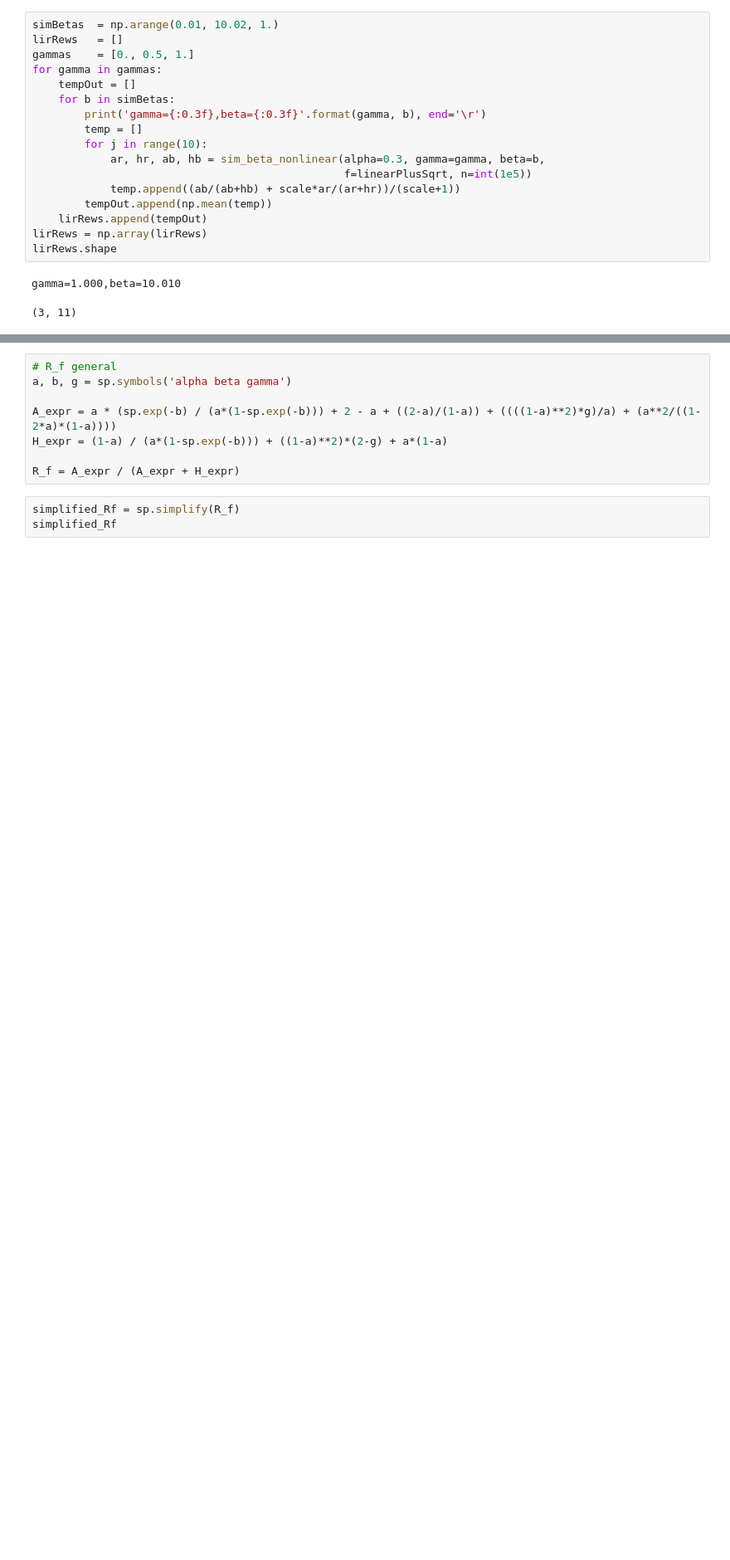
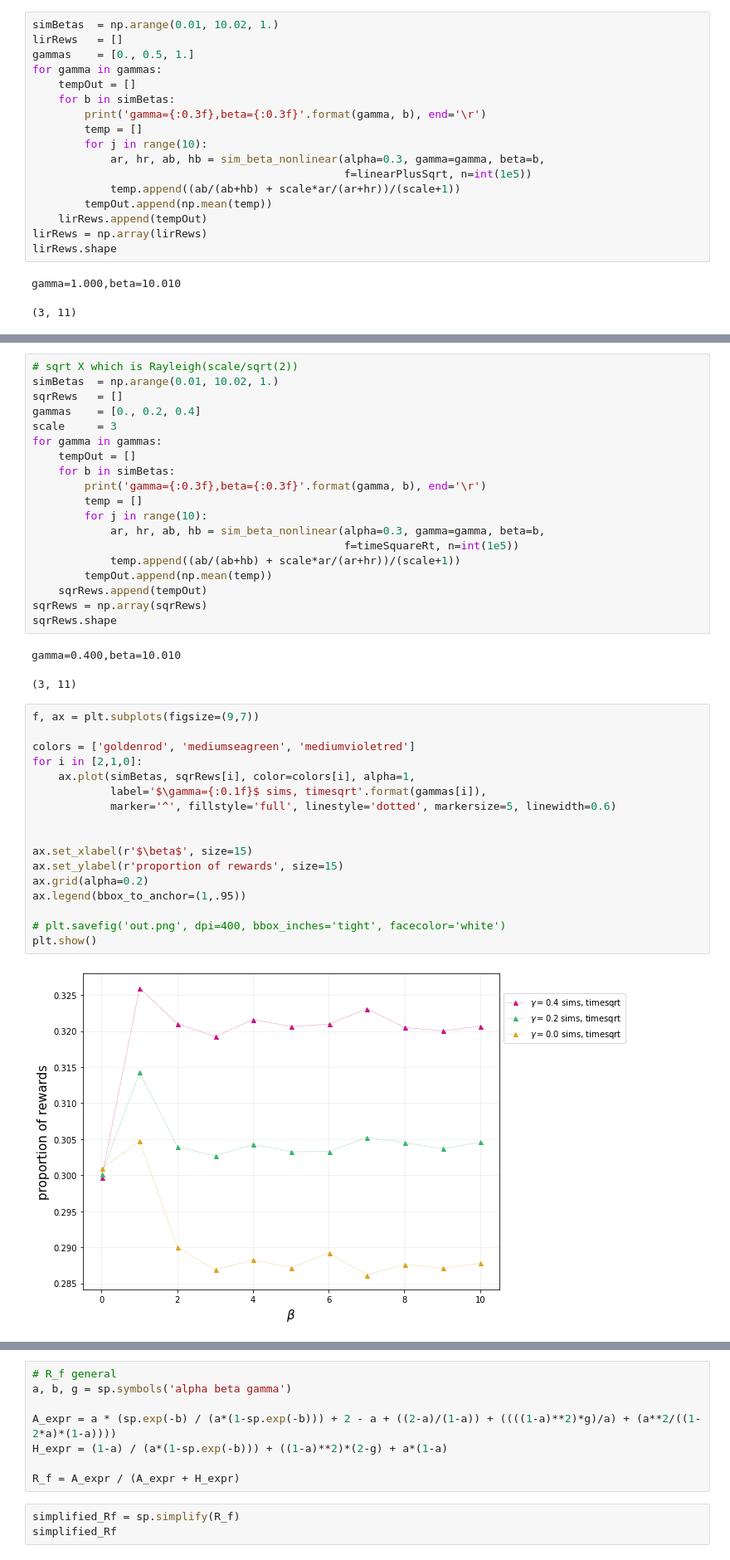
Before and after one commit to michaelneuder/opportunistic-mining, a Jupyter notebook: august2.ipynb, the cells around one changed output, grey strips where cells are left out. Shown at 83% size. Cells and saved outputs as stored; diff of their text form; blank space fills up the shorter version.

Commit message:
theo sqrt

```diff
--- a/august2.ipynb
+++ b/august2.ipynb
@@ -432,0 +435,41 @@ plt.show()
+# %%
+# sqrt X which is Rayleigh(scale/sqrt(2))
+simBetas  = np.arange(0.01, 10.02, 1.)
+sqrRews   = []
+gammas    = [0., 0.2, 0.4]
+scale     = 3
+for gamma in gammas:
+    tempOut = []
+    for b in simBetas:
+        print('gamma={:0.3f},beta={:0.3f}'.format(gamma, b), end='\r')
+        temp = []
+        for j in range(10):
+            ar, hr, ab, hb = sim_beta_nonlinear(alpha=0.3, gamma=gamma, beta=b,
+                                                f=timeSquareRt, n=int(1e5))
+            temp.append((ab/(ab+hb) + scale*ar/(ar+hr))/(scale+1))
+        tempOut.append(np.mean(temp))
+    sqrRews.append(tempOut)
+sqrRews = np.array(sqrRews)
+sqrRews.shape
+# %% [output]
+gamma=0.400,beta=10.010
+(3, 11)
+# %%
+f, ax = plt.subplots(figsize=(9,7))
+
+colors = ['goldenrod', 'mediumseagreen', 'mediumvioletred']
+for i in [2,1,0]:
+    ax.plot(simBetas, sqrRews[i], color=colors[i], alpha=1,
+            label='$\gamma={:0.1f}$ sims, timesqrt'.format(gammas[i]),
+            marker='^', fillstyle='full', linestyle='dotted', markersize=5, linewidth=0.6)
+
+
+ax.set_xlabel(r'$\beta$', size=15)
+ax.set_ylabel(r'proportion of rewards', size=15)
+ax.grid(alpha=0.2)
+ax.legend(bbox_to_anchor=(1,.95))
+
+# plt.savefig('out.png', dpi=400, bbox_inches='tight', facecolor='white')
+plt.show()
+# %% [output]
+[figure, added]
```
Also changed, not shown: parts of 14 cells of this notebook, 1 other file.
